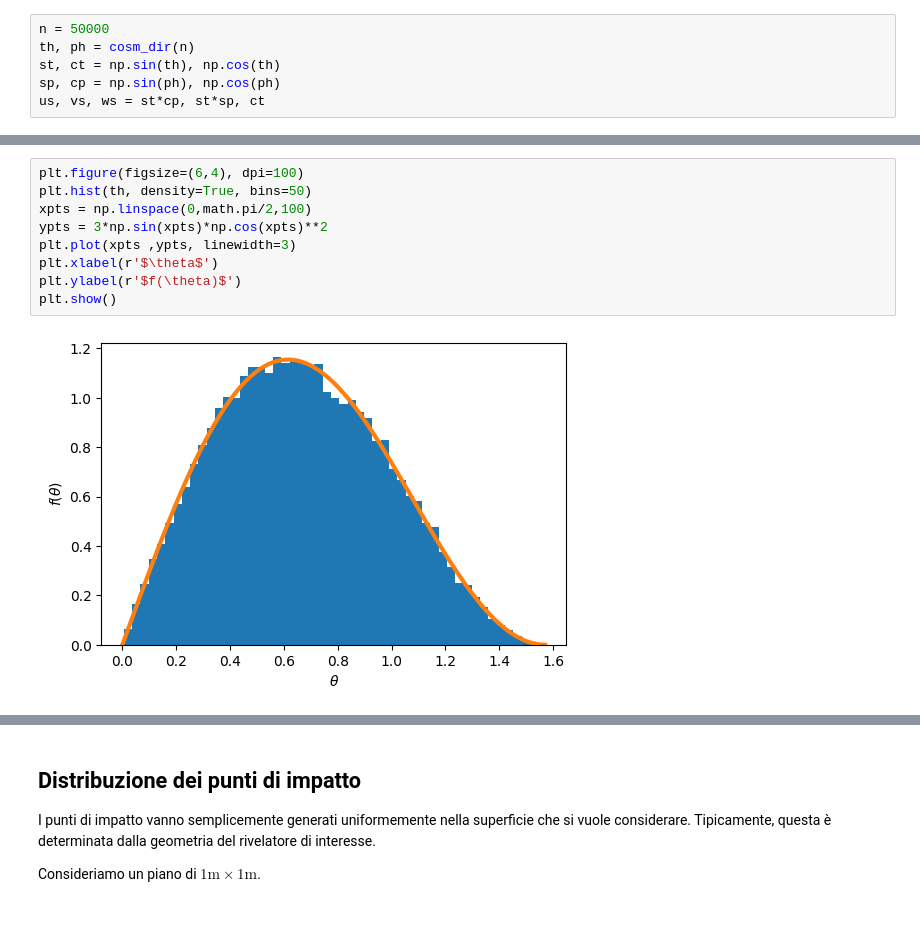
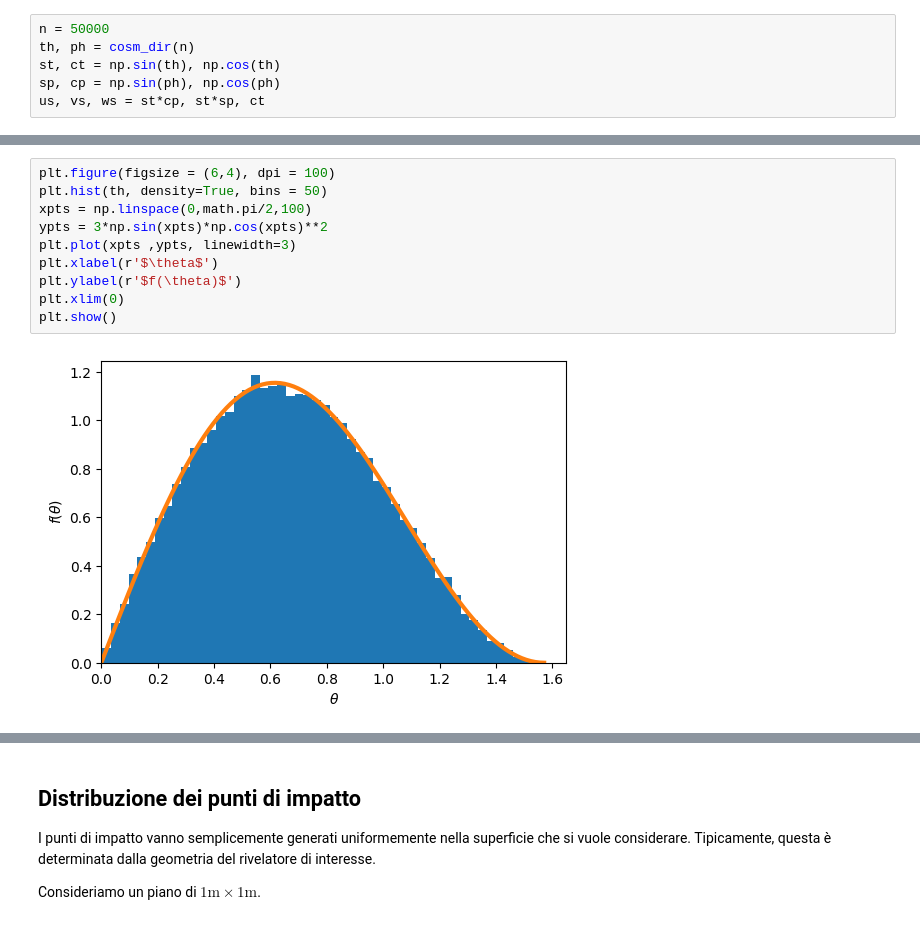
Before and after one commit to lucalista/analisi-dati-2023, a Jupyter notebook: 09.01.00__Generatore_Monte_Carlo_di_raggi_cosmici.ipynb, the cells around one changed output, grey strips where cells are left out. Drawn from its saved outputs; the diff is of its cells as text.

```diff
--- a/09.01.00__Generatore_Monte_Carlo_di_raggi_cosmici.ipynb
+++ b/09.01.00__Generatore_Monte_Carlo_di_raggi_cosmici.ipynb
@@ -87,12 +87,13 @@ fig.show()
 # %%
-plt.figure(figsize=(6,4), dpi=100)
-plt.hist(th, density=True, bins=50)
+plt.figure(figsize = (6,4), dpi = 100)
+plt.hist(th, density=True, bins = 50)
 xpts = np.linspace(0,math.pi/2,100)
 ypts = 3*np.sin(xpts)*np.cos(xpts)**2
 plt.plot(xpts ,ypts, linewidth=3)
 plt.xlabel(r'$\theta$')
 plt.ylabel(r'$f(\theta)$')
+plt.xlim(0)
 plt.show()
 # %% [output]
-[figure, old version]
+[figure, new version]
 # %%
```
Also changed, not shown: parts of 10 cells of this notebook.
